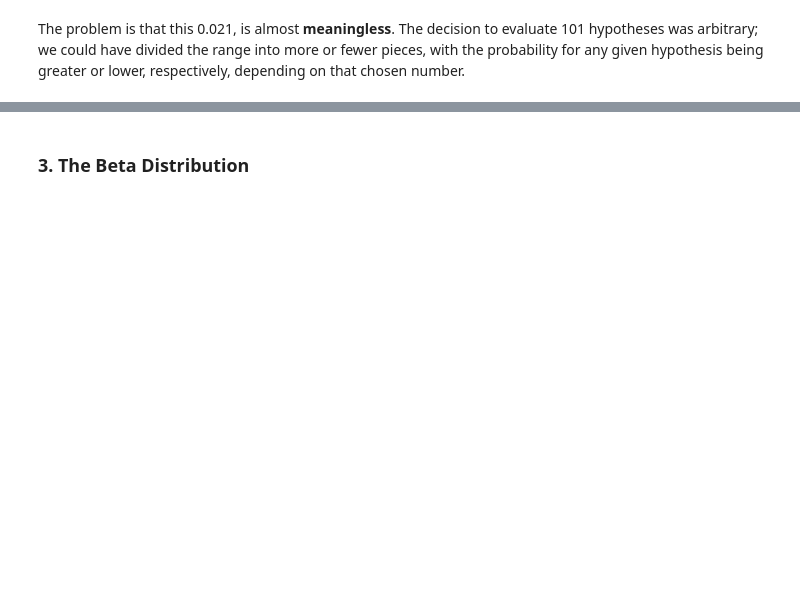
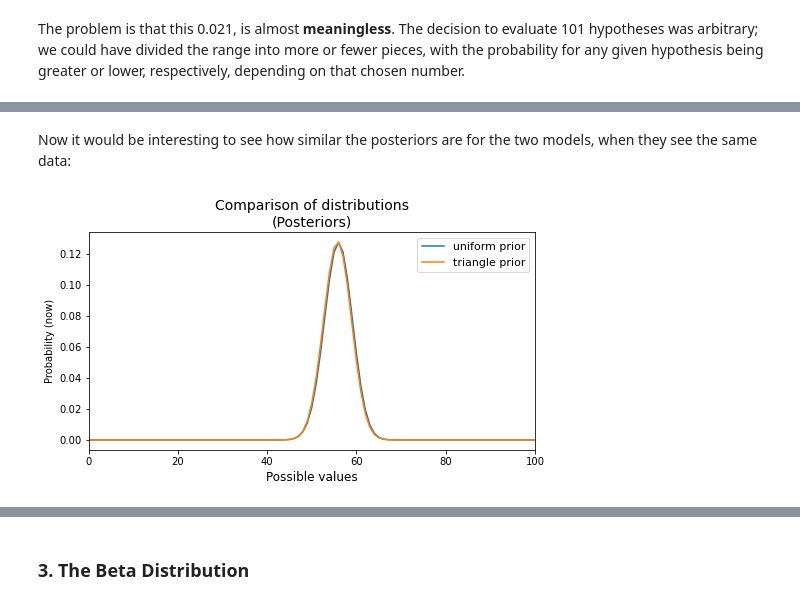
Before and after one commit to carlosjuribe/Think_Bayes, a Jupyter notebook: 04_more_estimation.ipynb, the cells around one changed output, grey strips where cells are left out. Drawn from its saved outputs; the diff is of its cells as text; code cells hidden in the pictures; blank space fills up the shorter version.

```diff
--- a/04_more_estimation.ipynb
+++ b/04_more_estimation.ipynb
@@ -130,0 +191,12 @@ The problem is that this 0.021, is almost **meaningless**. The decision to evalu
+# %% [markdown]
+Now it would be interesting to see how similar the posteriors are for the two models, when they see the same data:
+# %%
+for flip in coin_flips:
+    suite_uniform_prior.Update(flip)
+    suite_triangle_prior.Update(flip)
+
+compare_distributions(suites=[suite_uniform_prior, suite_triangle_prior],
+                      labels=['uniform prior', 'triangle prior'],
+                      title='(Posteriors)')
+# %% [output]
+[figure, added]
```
Also changed, not shown: parts of 25 cells of this notebook, 1 other file.
